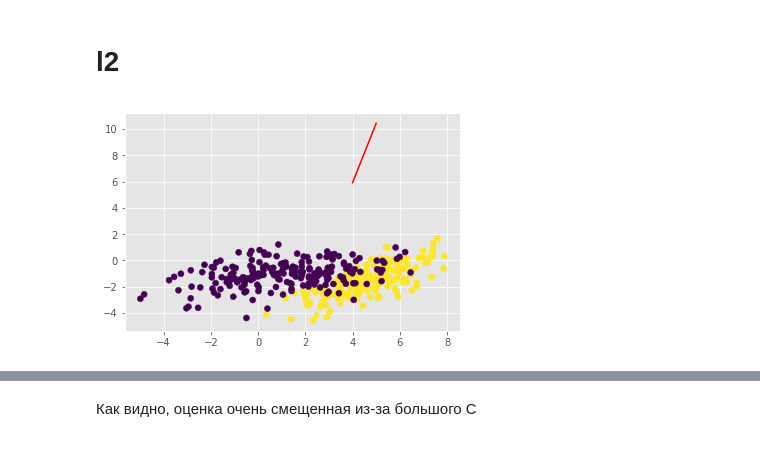
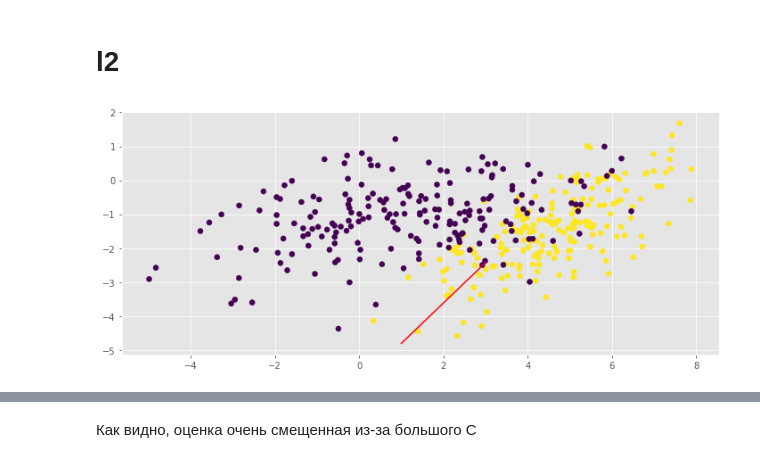
Before and after one commit to pyltsin/ipynb, a Jupyter notebook: otus/7 (log regression)/homework.ipynb, the cells around one changed output, grey strips where cells are left out. Cells and saved outputs as stored; diff of their text form; code cells hidden in the pictures.

```diff
--- a/otus/7 (log regression)/homework.ipynb
+++ b/otus/7 (log regression)/homework.ipynb
@@ -357,11 +533,11 @@ plot_split_line(np.arange(0,6), np.array([clf.coef_[0][0], clf.coef_[0][1] , clf
 # %%
 model = MySGDClassifier(max_epoch=100, penalty='l2')
 model.fit(X, y)
 y_predict = model.predict(X)
 plt.scatter(X[:,0], X[:,1], c=y)
-plot_split_line(np.arange(4,6), model.w_)
+plot_split_line(np.arange(1, 4), model.w_)
 # %% [output]
-[figure, old version]
+[figure, new version]
 # %%
 model.w_
 # %% [output]
```
Also changed, not shown: parts of 28 cells of this notebook.
